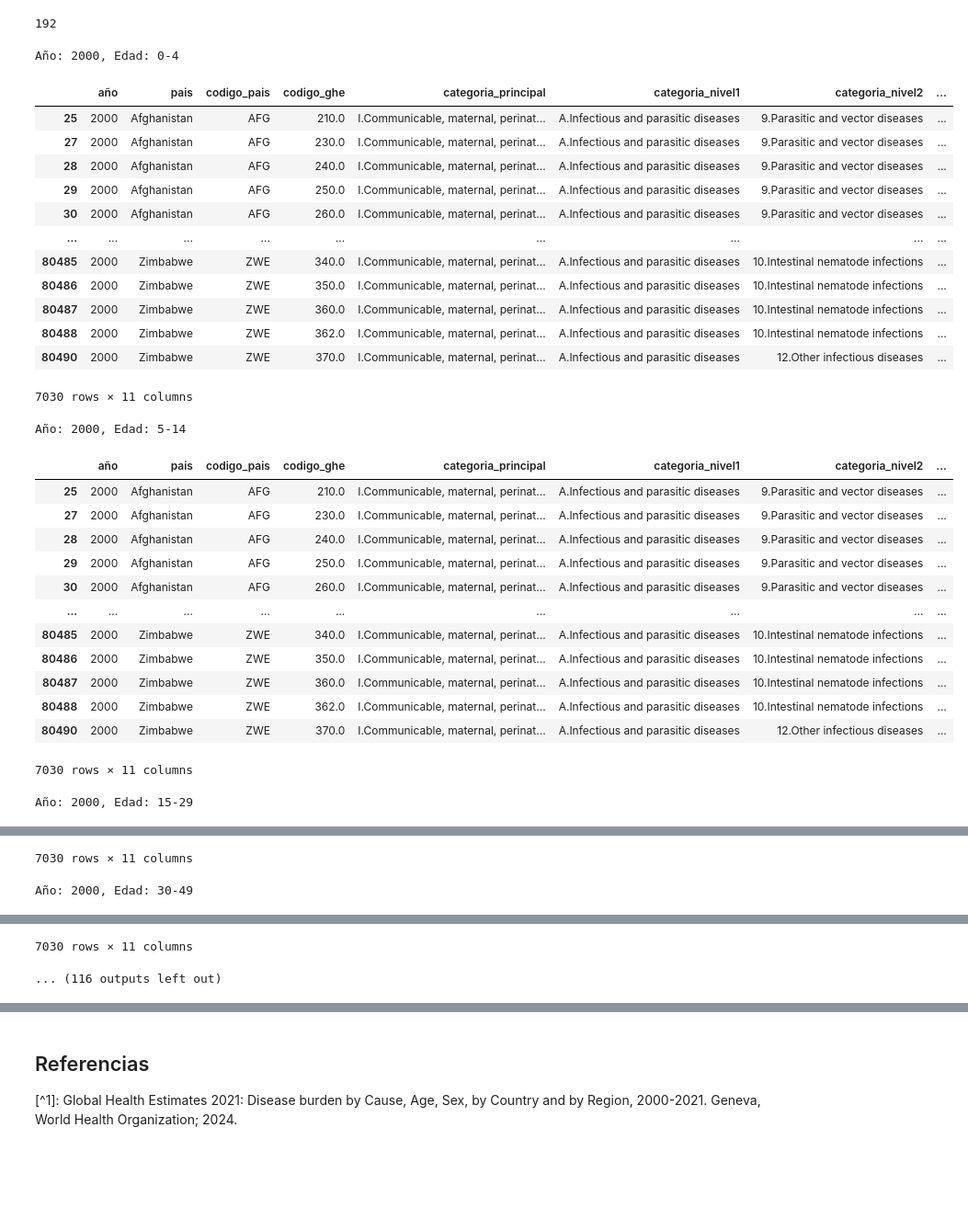
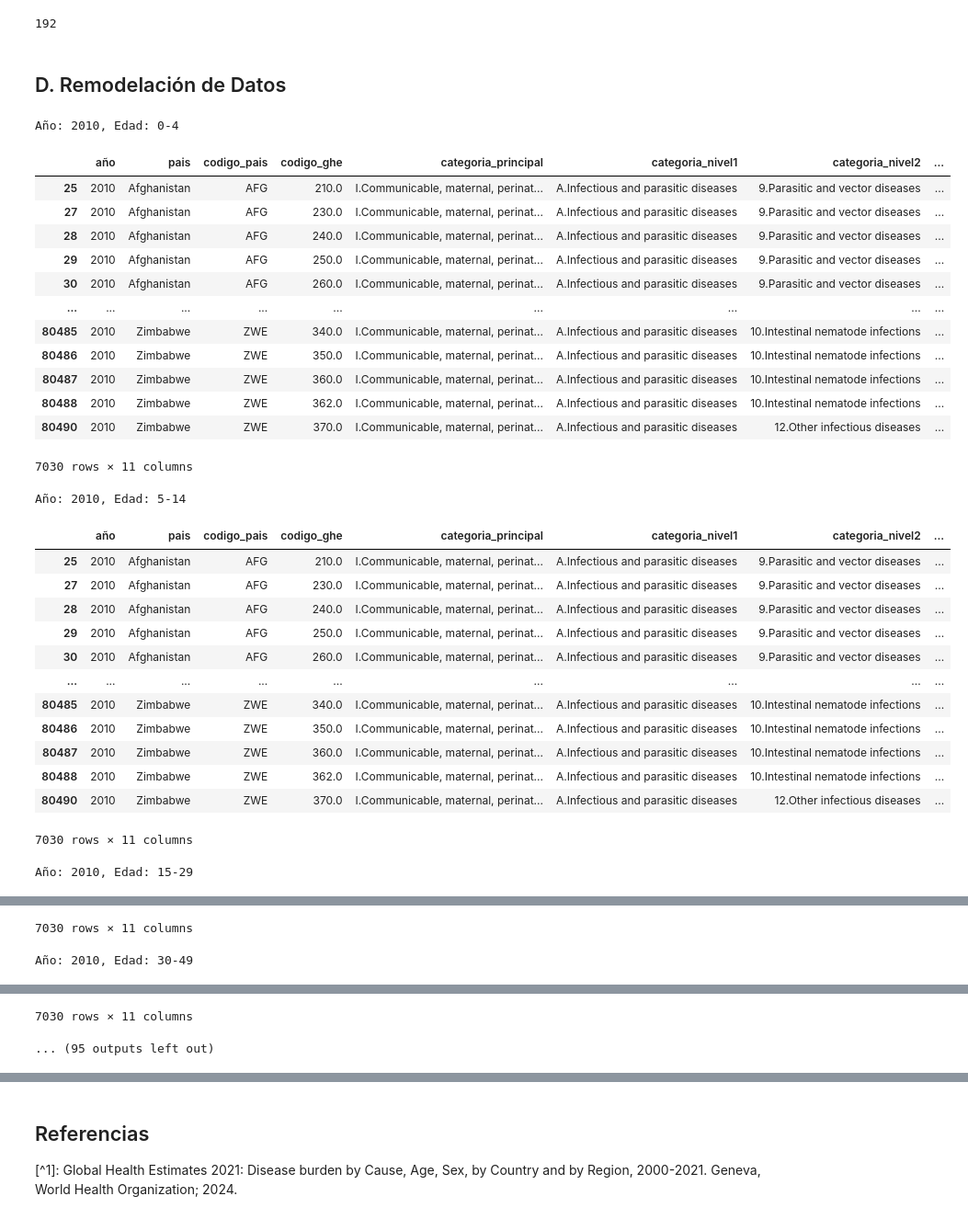
Before and after one commit to P-arsimony/DALY_DataAnalysis, a Jupyter notebook: Data_Cleaning_ByCountry.ipynb, the cells around one changed output, grey strips where cells are left out. Shown at 92% size. Saved outputs shown, nothing was run; the diff lists cells and outputs as text; code cells hidden in the pictures; blank space fills up the shorter version.

```diff
--- a/Data_Cleaning_ByCountry.ipynb
+++ b/Data_Cleaning_ByCountry.ipynb
@@ -13,10 +13,24 @@ import numpy as np
 # %%
+# Datos de DALYs
+
 file_paths = {
-    2000: 'data_raw/datos_analisis/DALYs/ghe2021_daly_bycountry_2000.xlsx',
     2010: 'data_raw/datos_analisis/DALYs/ghe2021_daly_bycountry_2010.xlsx',
     2015: 'data_raw/datos_analisis/DALYs/ghe2021_daly_bycountry_2015.xlsx',
     2019: 'data_raw/datos_analisis/DALYs/ghe2021_daly_bycountry_2019.xlsx',
     2020: 'data_raw/datos_analisis/DALYs/ghe2021_daly_bycountry_2020.xlsx',
     2021: 'data_raw/datos_analisis/DALYs/ghe2021_daly_bycountry_2021.xlsx'
 }
+
+
+# Intervenciones médicas por NTDs
+df_interNTD = pd.read_csv('data_raw/datos_analisis/interventions/interventions-ntds-sdgs.csv', encoding='latin-1')
+
+# GDP per capita
+df_GDP = pd.read_csv('data_raw/datos_analisis/gdp-per-capita-worldbank/gdp-per-capita.csv', encoding='latin-1')
+
+# Coeficiente Gini
+df_gini = pd.read_csv('data_raw/datos_analisis/gini-coefficient-after-tax/gini-coefficient.csv', encoding='latin-1')
+
+# Precipitación anual promedio.
+df_preciptacion = pd.read_csv('data_raw/datos_analisis/average-precipitation-per-year/average-precipitation.csv', encoding='latin-1')
 # %% [markdown]
@@ -63,8 +78,10 @@ display( catalogo.head() )
 len(col_names)
 # %% [output]
 192
+# %% [markdown]
+## D. Remodelación de Datos
 # %%
-años = [2000, 2010, 2015, 2019, 2020, 2021]
+años = [2010, 2015, 2019, 2020, 2021]
 
 col_names = ['sexo', 'codigo_ghe', 'categoria_principal', 'categoria_nivel1', 'categoria_nivel2', 'causa',
              'Country or area (See Notes for explanation of colour codes)',
@@ -189,59 +206,61 @@ for año in años:
         # Se agrega el código de cada país
         df['codigo_pais'] = df['pais'].map(codigos_paises)
 
         # Merge con el catálogo de enfermedades de acuerdo con el sexo y el código GHE
         df = pd.merge(df, catalogo, on=['sexo', 'codigo_ghe'], how='inner')
 
         # Selección de filas de acuerdo con el código de enfermedades.
         df = df[df['codigo_ghe'].isin(codigos_ghe)]
 
         # Se ordena
         df = df[col_order]
         display(df)
 
         # Dataframe para edades, dado que se encuentran separadas las hojas
         df_edades.append(df)
 
+        # Merge con datos para obtener variables socioeconómicas y poblacionales.
+
     # FUERA del bucle de edades, pero DENTRO del bucle de años
     df_anual = pd.concat(df_edades, ignore_index=True)
 
     # Resultados
     df_anual.to_csv(f"data_clean/DALYs_clean_{año}.csv", index=False)
     all_dfs[año] = df_anual
 
 # Concatenación de todos los Dataframes
 df_unificado = pd.concat(all_dfs.values(), ignore_index=True)
 df_unificado.to_csv('data_clean/DALYs_clean_unificado.csv', index=False)
 
 display( df_unificado )
 # %% [output]
-Año: 2000, Edad: 0-4
+Año: 2010, Edad: 0-4
 |  | año | pais | codigo_pais | codigo_ghe | categoria_principal | categoria_nivel1 | categoria_nivel2 | ... |
-| 25 | 2000 | Afghanistan | AFG | 210.0 | I.Communicable, maternal, perinat... | A.Infectious and parasitic diseases | 9.Parasitic and vector diseases | ... |
-| 27 | 2000 | Afghanistan | AFG | 230.0 | I.Communicable, maternal, perinat... | A.Infectious and parasitic diseases | 9.Parasitic and vector diseases | ... |
-| 28 | 2000 | Afghanistan | AFG | 240.0 | I.Communicable, maternal, perinat... | A.Infectious and parasitic diseases | 9.Parasitic and vector diseases | ... |
-| 29 | 2000 | Afghanistan | AFG | 250.0 | I.Communicable, maternal, perinat... | A.Infectious and parasitic diseases | 9.Parasitic and vector diseases | ... |
-| 30 | 2000 | Afghanistan | AFG | 260.0 | I.Communicable, maternal, perinat... | A.Infectious and parasitic diseases | 9.Parasitic and vector diseases | ... |
+| 25 | 2010 | Afghanistan | AFG | 210.0 | I.Communicable, maternal, perinat... | A.Infectious and parasitic diseases | 9.Parasitic and vector diseases | ... |
+| 27 | 2010 | Afghanistan | AFG | 230.0 | I.Communicable, maternal, perinat... | A.Infectious and parasitic diseases | 9.Parasitic and vector diseases | ... |
+| 28 | 2010 | Afghanistan | AFG | 240.0 | I.Communicable, maternal, perinat... | A.Infectious and parasitic diseases | 9.Parasitic and vector diseases | ... |
+| 29 | 2010 | Afghanistan | AFG | 250.0 | I.Communicable, maternal, perinat... | A.Infectious and parasitic diseases | 9.Parasitic and vector diseases | ... |
+| 30 | 2010 | Afghanistan | AFG | 260.0 | I.Communicable, maternal, perinat... | A.Infectious and parasitic diseases | 9.Parasitic and vector diseases | ... |
 | ... | ... | ... | ... | ... | ... | ... | ... | ... |
-| 80485 | 2000 | Zimbabwe | ZWE | 340.0 | I.Communicable, maternal, perinat... | A.Infectious and parasitic diseases | 10.Intestinal nematode infections | ... |
-| 80486 | 2000 | Zimbabwe | ZWE | 350.0 | I.Communicable, maternal, perinat... | A.Infectious and parasitic diseases | 10.Intestinal nematode infections | ... |
-| 80487 | 2000 | Zimbabwe | ZWE | 360.0 | I.Communicable, maternal, perinat... | A.Infectious and parasitic diseases | 10.Intestinal nematode infections | ... |
-| 80488 | 2000 | Zimbabwe | ZWE | 362.0 | I.Communicable, maternal, perinat... | A.Infectious and parasitic diseases | 10.Intestinal nematode infections | ... |
-| 80490 | 2000 | Zimbabwe | ZWE | 370.0 | I.Communicable, maternal, perinat... | A.Infectious and parasitic diseases | 12.Other infectious diseases | ... |
+| 80485 | 2010 | Zimbabwe | ZWE | 340.0 | I.Communicable, maternal, perinat... | A.Infectious and parasitic diseases | 10.Intestinal nematode infections | ... |
+| 80486 | 2010 | Zimbabwe | ZWE | 350.0 | I.Communicable, maternal, perinat... | A.Infectious and parasitic diseases | 10.Intestinal nematode infections | ... |
+| 80487 | 2010 | Zimbabwe | ZWE | 360.0 | I.Communicable, maternal, perinat... | A.Infectious and parasitic diseases | 10.Intestinal nematode infections | ... |
+| 80488 | 2010 | Zimbabwe | ZWE | 362.0 | I.Communicable, maternal, perinat... | A.Infectious and parasitic diseases | 10.Intestinal nematode infections | ... |
+| 80490 | 2010 | Zimbabwe | ZWE | 370.0 | I.Communicable, maternal, perinat... | A.Infectious and parasitic diseases | 12.Other infectious diseases | ... |
 7030 rows × 11 columns
-Año: 2000, Edad: 5-14
+Año: 2010, Edad: 5-14
 |  | año | pais | codigo_pais | codigo_ghe | categoria_principal | categoria_nivel1 | categoria_nivel2 | ... |
-| 25 | 2000 | Afghanistan | AFG | 210.0 | I.Communicable, maternal, perinat... | A.Infectious and parasitic diseases | 9.Parasitic and vector diseases | ... |
-| 27 | 2000 | Afghanistan | AFG | 230.0 | I.Communicable, maternal, perinat... | A.Infectious and parasitic diseases | 9.Parasitic and vector diseases | ... |
-| 28 | 2000 | Afghanistan | AFG | 240.0 | I.Communicable, maternal, perinat... | A.Infectious and parasitic diseases | 9.Parasitic and vector diseases | ... |
-| 29 | 2000 | Afghanistan | AFG | 250.0 | I.Communicable, maternal, perinat... | A.Infectious and parasitic diseases | 9.Parasitic and vector diseases | ... |
-| 30 | 2000 | Afghanistan | AFG | 260.0 | I.Communicable, maternal, perinat... | A.Infectious and parasitic diseases | 9.Parasitic and vector diseases | ... |
+| 25 | 2010 | Afghanistan | AFG | 210.0 | I.Communicable, maternal, perinat... | A.Infectious and parasitic diseases | 9.Parasitic and vector diseases | ... |
+| 27 | 2010 | Afghanistan | AFG | 230.0 | I.Communicable, maternal, perinat... | A.Infectious and parasitic diseases | 9.Parasitic and vector diseases | ... |
+| 28 | 2010 | Afghanistan | AFG | 240.0 | I.Communicable, maternal, perinat... | A.Infectious and parasitic diseases | 9.Parasitic and vector diseases | ... |
+| 29 | 2010 | Afghanistan | AFG | 250.0 | I.Communicable, maternal, perinat... | A.Infectious and parasitic diseases | 9.Parasitic and vector diseases | ... |
+| 30 | 2010 | Afghanistan | AFG | 260.0 | I.Communicable, maternal, perinat... | A.Infectious and parasitic diseases | 9.Parasitic and vector diseases | ... |
 | ... | ... | ... | ... | ... | ... | ... | ... | ... |
-| 80485 | 2000 | Zimbabwe | ZWE | 340.0 | I.Communicable, maternal, perinat... | A.Infectious and parasitic diseases | 10.Intestinal nematode infections | ... |
-| 80486 | 2000 | Zimbabwe | ZWE | 350.0 | I.Communicable, maternal, perinat... | A.Infectious and parasitic diseases | 10.Intestinal nematode infections | ... |
-| 80487 | 2000 | Zimbabwe | ZWE | 360.0 | I.Communicable, maternal, perinat... | A.Infectious and parasitic diseases | 10.Intestinal nematode infections | ... |
-| 80488 | 2000 | Zimbabwe | ZWE | 362.0 | I.Communicable, maternal, perinat... | A.Infectious and parasitic diseases | 10.Intestinal nematode infections | ... |
-| 80490 | 2000 | Zimbabwe | ZWE | 370.0 | I.Communicable, maternal, perinat... | A.Infectious and parasitic diseases | 12.Other infectious diseases | ... |
+| 80485 | 2010 | Zimbabwe | ZWE | 340.0 | I.Communicable, maternal, perinat... | A.Infectious and parasitic diseases | 10.Intestinal nematode infections | ... |
+| 80486 | 2010 | Zimbabwe | ZWE | 350.0 | I.Communicable, maternal, perinat... | A.Infectious and parasitic diseases | 10.Intestinal nematode infections | ... |
+| 80487 | 2010 | Zimbabwe | ZWE | 360.0 | I.Communicable, maternal, perinat... | A.Infectious and parasitic diseases | 10.Intestinal nematode infections | ... |
+| 80488 | 2010 | Zimbabwe | ZWE | 362.0 | I.Communicable, maternal, perinat... | A.Infectious and parasitic diseases | 10.Intestinal nematode infections | ... |
+| 80490 | 2010 | Zimbabwe | ZWE | 370.0 | I.Communicable, maternal, perinat... | A.Infectious and parasitic diseases | 12.Other infectious diseases | ... |
 7030 rows × 11 columns
-Año: 2000, Edad: 15-29
+Año: 2010, Edad: 15-29
 |  | año | pais | codigo_pais | codigo_ghe | categoria_principal | categoria_nivel1 | categoria_nivel2 | ... |
@@ -259,3 +278,3 @@ Año: 2000, Edad: 15-29
 7030 rows × 11 columns
-Año: 2000, Edad: 30-49
+Año: 2010, Edad: 30-49
 |  | año | pais | codigo_pais | codigo_ghe | categoria_principal | categoria_nivel1 | categoria_nivel2 | ... |
@@ -273,2 +292,2 @@ Año: 2000, Edad: 30-49
 7030 rows × 11 columns
-... (116 outputs left out)
+... (95 outputs left out)
```
Also changed, not shown: parts of 13 cells of this notebook, 13 other files.
